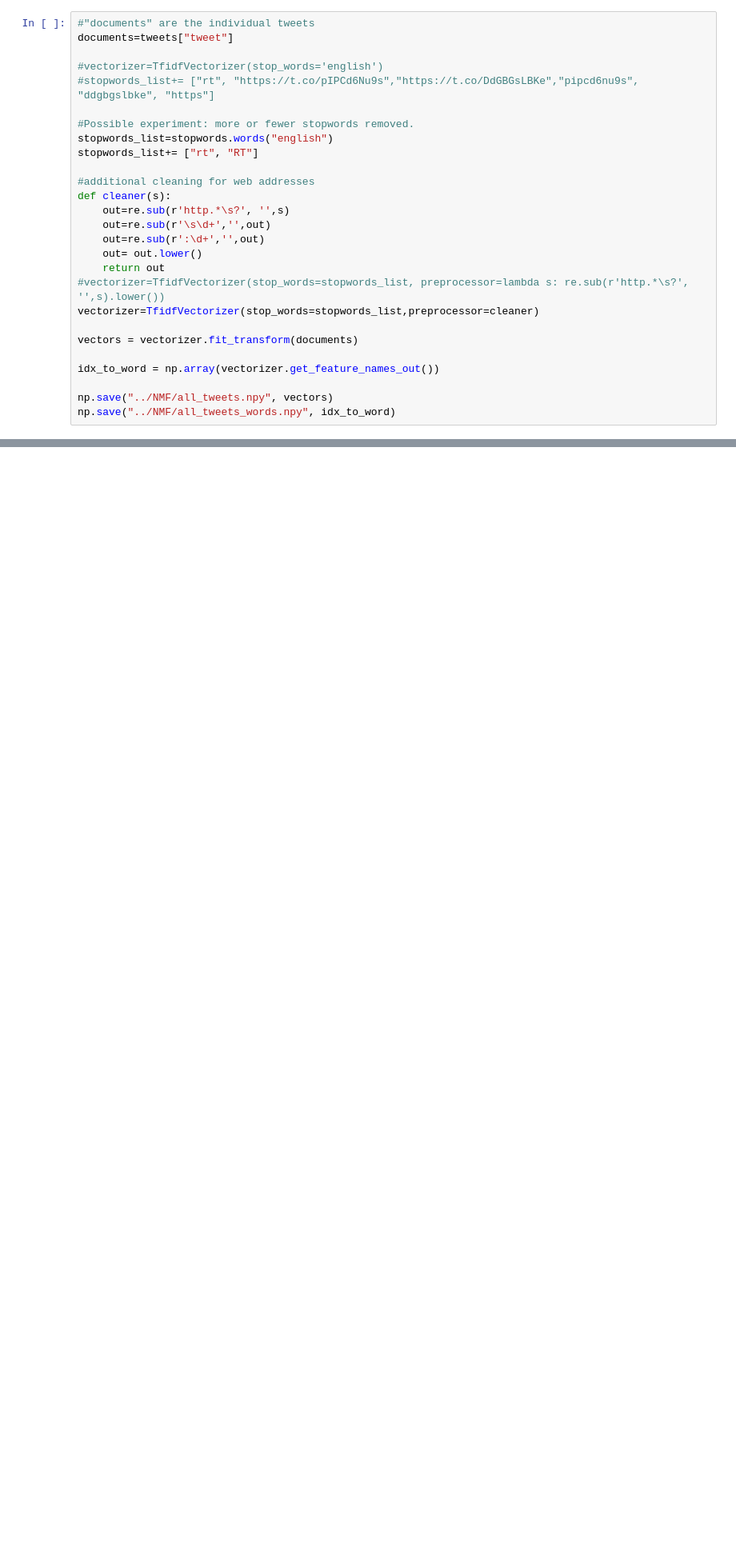
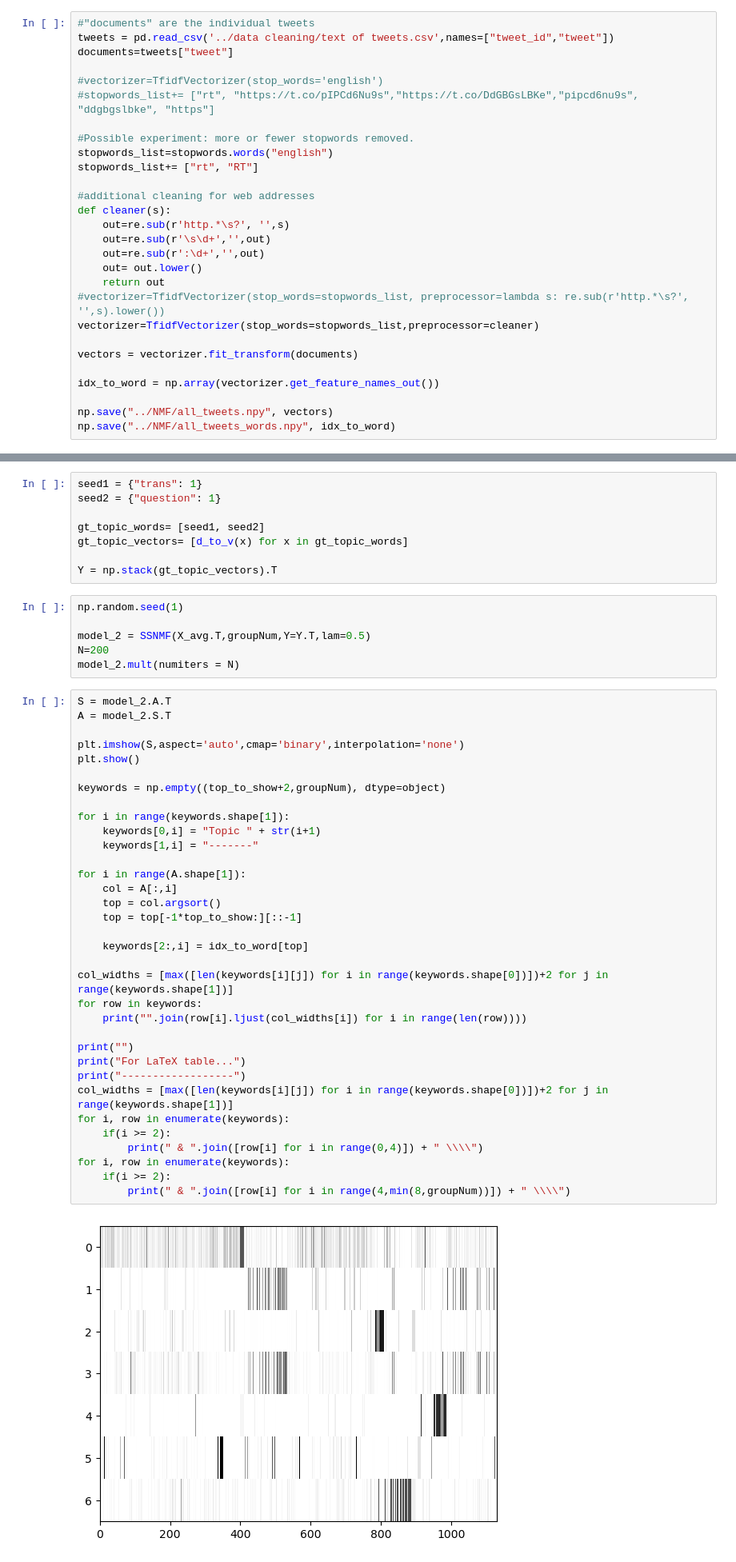
Before and after one commit to DAAAAMNSocialJustice/disruptjmm, a Jupyter notebook: NMF/Using_SSNMF.ipynb, the cells around one changed output, grey strips where cells are left out. Shown at 80% size. Cells and saved outputs as stored; diff of their text form; blank space fills up the shorter version.

```diff
--- a/NMF/Using_SSNMF.ipynb
+++ b/NMF/Using_SSNMF.ipynb
@@ -24,6 +24,7 @@ from ssnmf import SSNMF
 import pandas as pd
 # %%
 #"documents" are the individual tweets
+tweets = pd.read_csv('../data cleaning/text of tweets.csv',names=["tweet_id","tweet"])
 documents=tweets["tweet"]
 
 #vectorizer=TfidfVectorizer(stop_words='english')
@@ -130,0 +188,50 @@ print(H)
+# %%
+seed1 = {"trans": 1}
+seed2 = {"question": 1}
+
+gt_topic_words= [seed1, seed2]
+gt_topic_vectors= [d_to_v(x) for x in gt_topic_words]
+
+Y = np.stack(gt_topic_vectors).T
+# %%
+np.random.seed(1)
+
+model_2 = SSNMF(X_avg.T,groupNum,Y=Y.T,lam=0.5)
+N=200
+model_2.mult(numiters = N)
+# %%
+S = model_2.A.T
+A = model_2.S.T
+
+plt.imshow(S,aspect='auto',cmap='binary',interpolation='none')
+plt.show()
+
+keywords = np.empty((top_to_show+2,groupNum), dtype=object)
+
+for i in range(keywords.shape[1]):
+    keywords[0,i] = "Topic " + str(i+1)
+    keywords[1,i] = "-------"
+
+for i in range(A.shape[1]):
+    col = A[:,i]
+    top = col.argsort()
+    top = top[-1*top_to_show:][::-1]
+
+    keywords[2:,i] = idx_to_word[top]
+
+col_widths = [max([len(keywords[i][j]) for i in range(keywords.shape[0])])+2 for j in range(keywords.shape[1])]
+for row in keywords:
+    print("".join(row[i].ljust(col_widths[i]) for i in range(len(row))))
+
+print("")
+print("For LaTeX table...")
+print("------------------")
+col_widths = [max([len(keywords[i][j]) for i in range(keywords.shape[0])])+2 for j in range(keywords.shape[1])]
+for i, row in enumerate(keywords):
+    if(i >= 2):
+        print(" & ".join([row[i] for i in range(0,4)]) + " \\\\")
+for i, row in enumerate(keywords):
+    if(i >= 2):
+        print(" & ".join([row[i] for i in range(4,min(8,groupNum))]) + " \\\\")
+# %% [output]
+[figure, added]
```
Also changed, not shown: parts of 5 cells of this notebook, 2 other files.
